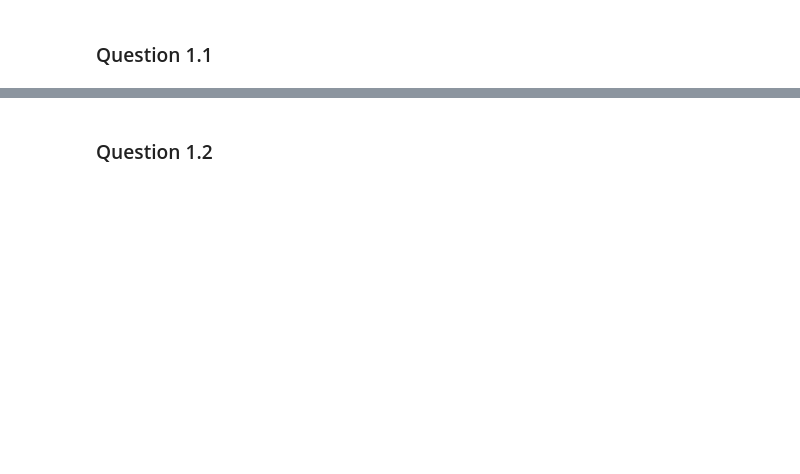
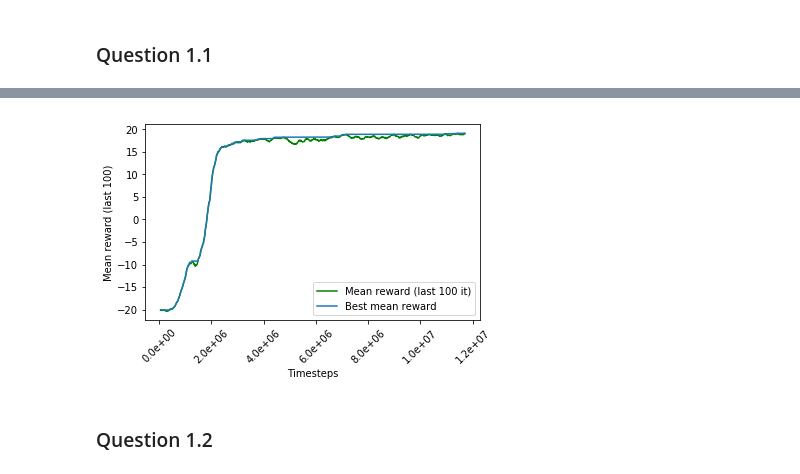
Before and after one commit to muthissar/homework, a Jupyter notebook: hw3/QLearning.ipynb, the cells around one changed output, grey strips where cells are left out. Cells and saved outputs as stored; diff of their text form; code cells hidden in the pictures; blank space fills up the shorter version.

```diff
--- a/hw3/QLearning.ipynb
+++ b/hw3/QLearning.ipynb
@@ -13,10 +14,2 @@ The autoreload extension is already loaded. To reload it, use:
 # %% [markdown]
 ### Question 1.1
-# %%
-with open('vanila_results.pkl','rb') as reward_file:
-    rewards  = pickle.load(reward_file)
-    fig = plt.figure()
-    plt.plot(rewards)
-    plt.xlabel('Number of environment steps (in 10000)')
-    plt.ylabel('Mean reward')
-    plt.show(fig)
@@ -26,2 +55,11 @@ with open('vanila_results.pkl','rb') as reward_file:
+# %%
+#with open('vanila_results.pkl','rb') as reward_file:
+#with open('97cda9e9-9615-44cb-8d9a-bfe87e07e274.pkl','rb') as reward_file:
+with open('mean_rew64d5c4a7-0ff4-4f56-b000-a18bd94b1970.pkl','rb')\
+    as reward_file:
+    rewards  = pickle.load(reward_file)
+    plot_rewards_2(rewards)
+# %% [output]
+[figure, added]
 # %% [markdown]
 ### Question 1.2
```
Also changed, not shown: parts of 23 cells of this notebook, 3 other files.
